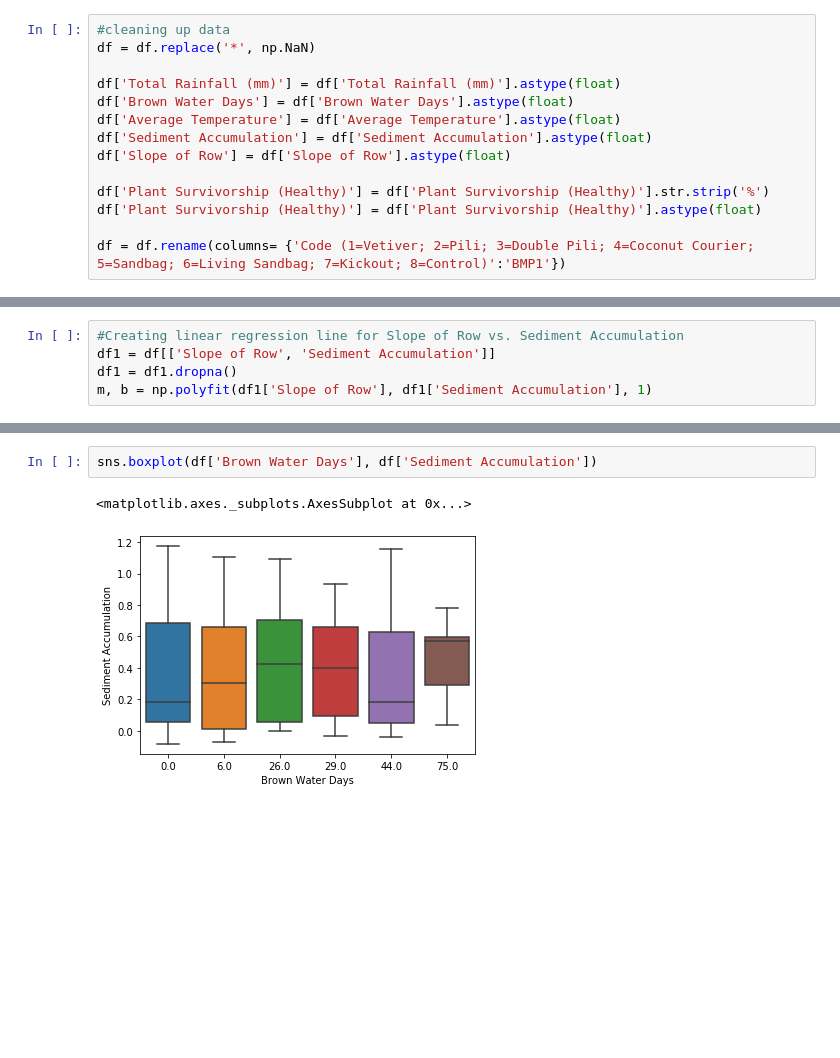
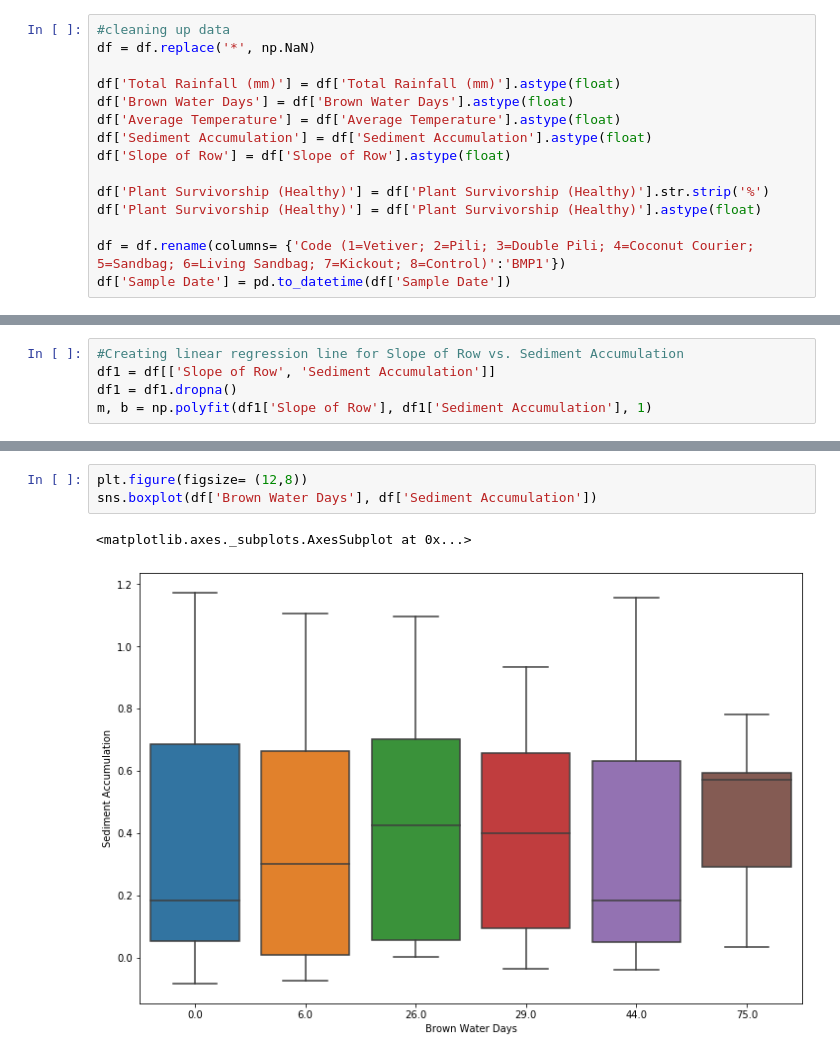
Before and after one commit to amgadellaboudy/Portfolio, a Jupyter notebook: CORAL Data Analysis.ipynb, the cells around one changed output, grey strips where cells are left out. Drawn from its saved outputs; the diff is of its cells as text; blank space fills up the shorter version.

```diff
--- a/CORAL Data Analysis.ipynb
+++ b/CORAL Data Analysis.ipynb
@@ -18,6 +19,7 @@ df['Plant Survivorship (Healthy)'] = df['Plant Survivorship (Healthy)'].str.stri
 df['Plant Survivorship (Healthy)'] = df['Plant Survivorship (Healthy)'].astype(float)
 
 df = df.rename(columns= {'Code (1=Vetiver; 2=Pili; 3=Double Pili; 4=Coconut Courier; 5=Sandbag; 6=Living Sandbag; 7=Kickout; 8=Control)':'BMP1'})
+df['Sample Date'] = pd.to_datetime(df['Sample Date'])
 # %%
 df.head()
 # %% [output]
@@ -67,5 +73,6 @@ sns.boxplot(df['Total Rainfall (mm)'], df['Sediment Accumulation'])
 # %%
+plt.figure(figsize= (12,8))
 sns.boxplot(df['Brown Water Days'], df['Sediment Accumulation'])
 # %% [output]
 <matplotlib.axes._subplots.AxesSubplot at 0x...>
-[figure, old version]
+[figure, new version]
```
Also changed, not shown: parts of 7 cells of this notebook.
